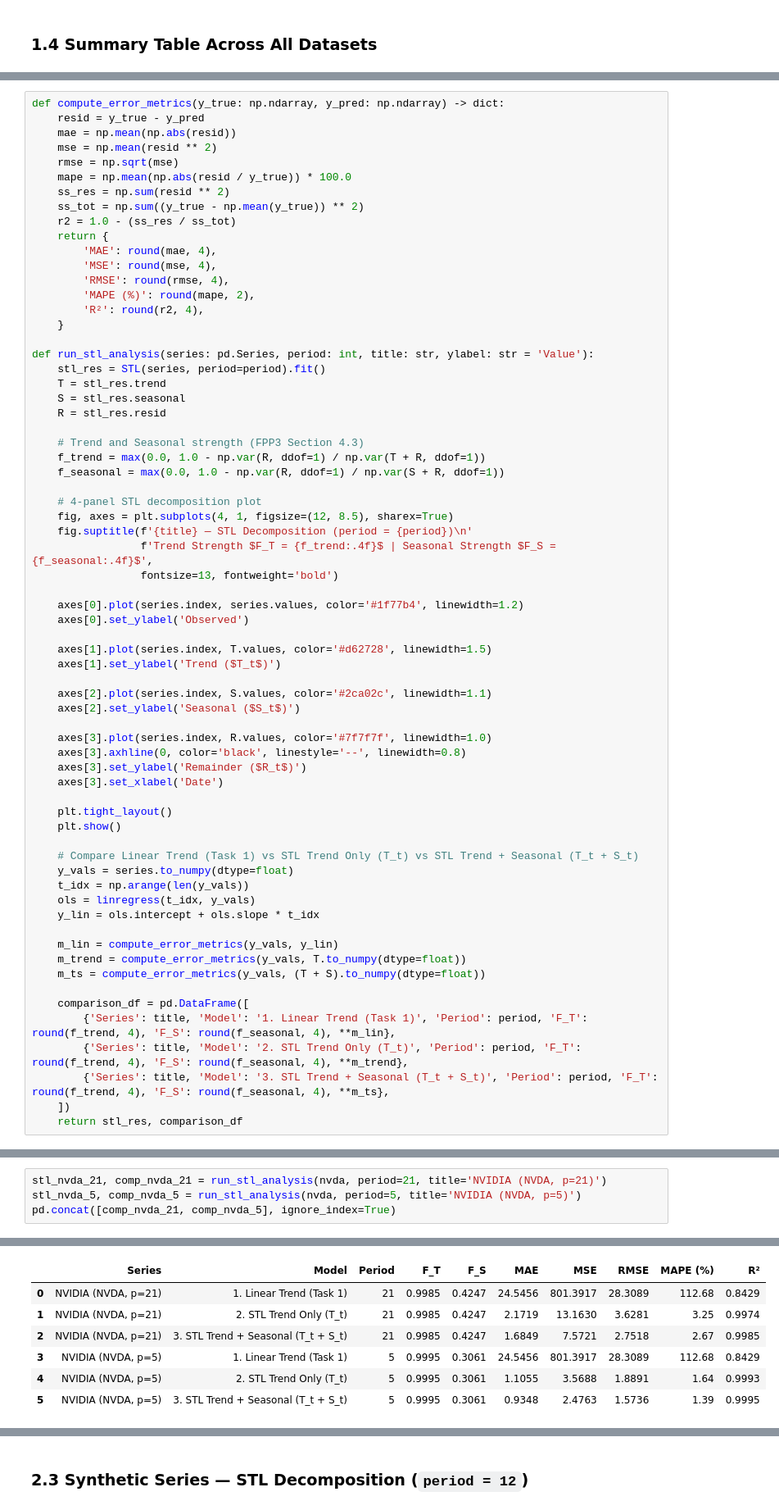
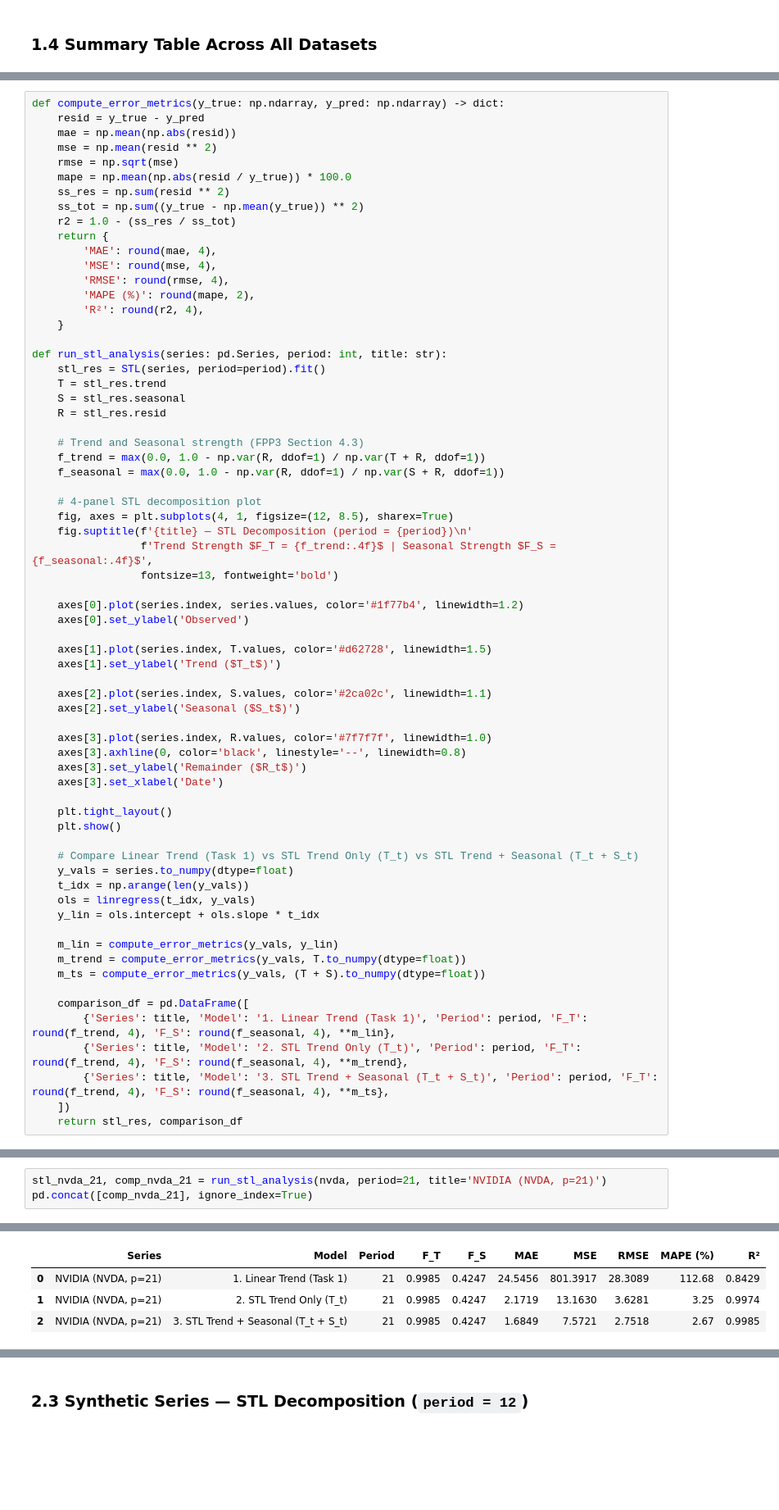
Before and after one commit to elias2304/notebooks, a Jupyter notebook: tis/hw2/hw2.ipynb, the cells around one changed output, grey strips where cells are left out. Shown at 82% size. Saved outputs shown, nothing was run; the diff lists cells and outputs as text; blank space fills up the shorter version.

```diff
--- a/tis/hw2/hw2.ipynb
+++ b/tis/hw2/hw2.ipynb
@@ -203,7 +199,7 @@ def compute_error_metrics(y_true: np.ndarray, y_pred: np.ndarray) -> dict:
         'R²': round(r2, 4),
     }
 
-def run_stl_analysis(series: pd.Series, period: int, title: str, ylabel: str = 'Value'):
+def run_stl_analysis(series: pd.Series, period: int, title: str):
     stl_res = STL(series, period=period).fit()
     T = stl_res.trend
     S = stl_res.seasonal
@@ -258,6 +254,5 @@ We decompose `NVDA` primarily with **`period = 21`** (trading month) and also re
 # %%
 stl_nvda_21, comp_nvda_21 = run_stl_analysis(nvda, period=21, title='NVIDIA (NVDA, p=21)')
-stl_nvda_5, comp_nvda_5 = run_stl_analysis(nvda, period=5, title='NVIDIA (NVDA, p=5)')
-pd.concat([comp_nvda_21, comp_nvda_5], ignore_index=True)
+pd.concat([comp_nvda_21], ignore_index=True)
 # %% [output]
 [figure]
@@ -265,9 +259,6 @@ pd.concat([comp_nvda_21, comp_nvda_5], ignore_index=True)
 |  | Series | Model | Period | F_T | F_S | MAE | MSE | RMSE | MAPE (%) | R² |
 | 0 | NVIDIA (NVDA, p=21) | 1. Linear Trend (Task 1) | 21 | 0.9985 | 0.4247 | 24.5456 | 801.3917 | 28.3089 | 112.68 | 0.8429 |
 | 1 | NVIDIA (NVDA, p=21) | 2. STL Trend Only (T_t) | 21 | 0.9985 | 0.4247 | 2.1719 | 13.1630 | 3.6281 | 3.25 | 0.9974 |
 | 2 | NVIDIA (NVDA, p=21) | 3. STL Trend + Seasonal (T_t + S_t) | 21 | 0.9985 | 0.4247 | 1.6849 | 7.5721 | 2.7518 | 2.67 | 0.9985 |
-| 3 | NVIDIA (NVDA, p=5) | 1. Linear Trend (Task 1) | 5 | 0.9995 | 0.3061 | 24.5456 | 801.3917 | 28.3089 | 112.68 | 0.8429 |
-| 4 | NVIDIA (NVDA, p=5) | 2. STL Trend Only (T_t) | 5 | 0.9995 | 0.3061 | 1.1055 | 3.5688 | 1.8891 | 1.64 | 0.9993 |
-| 5 | NVIDIA (NVDA, p=5) | 3. STL Trend + Seasonal (T_t + S_t) | 5 | 0.9995 | 0.3061 | 0.9348 | 2.4763 | 1.5736 | 1.39 | 0.9995 |
 # %% [markdown]
 **NVIDIA STL Findings & Component Improvement:**
```
Also changed, not shown: parts of 11 cells of this notebook.
